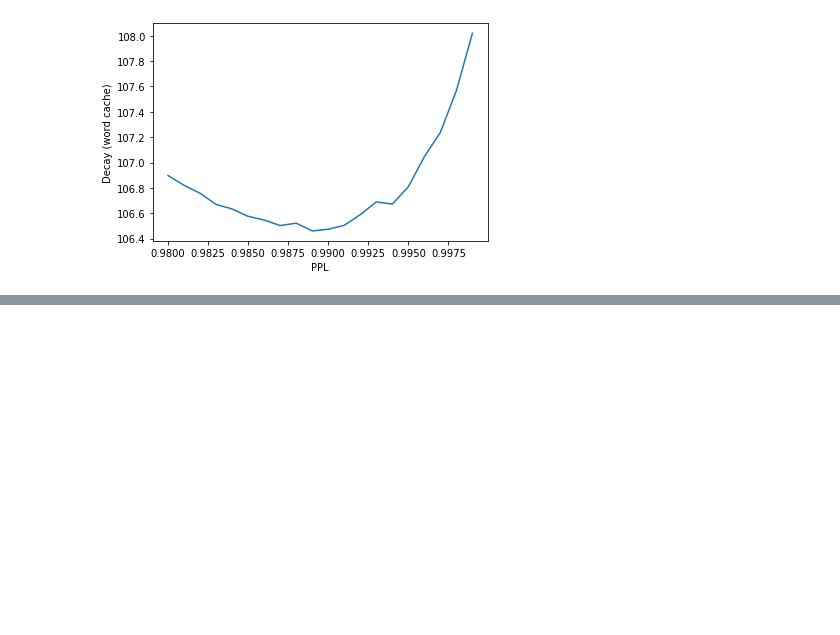
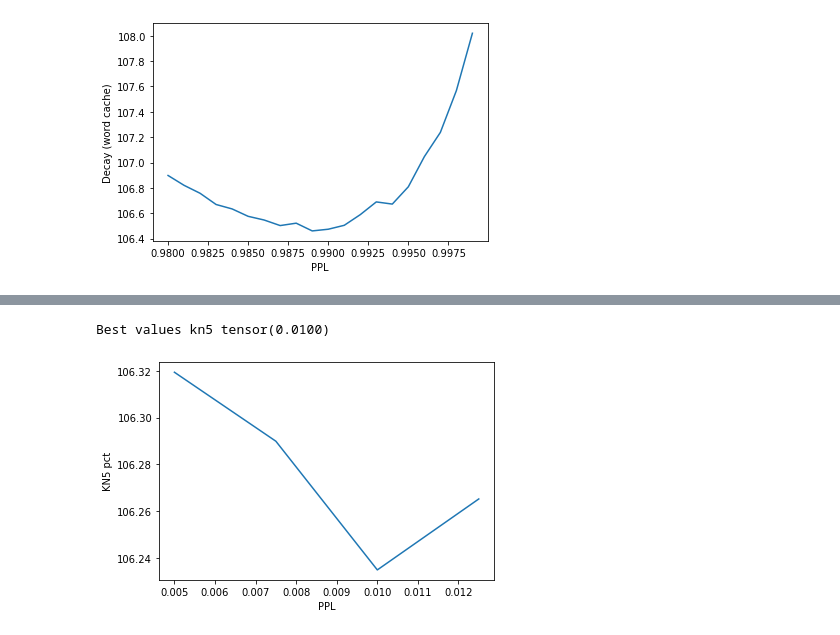
Before and after one commit to numenta/nupic.research, a Jupyter notebook: projects/rsm/notebooks/ptb_mass_cache_search.ipynb, the cells around one changed output, grey strips where cells are left out. Drawn from its saved outputs; the diff is of its cells as text; code cells hidden in the pictures; blank space fills up the shorter version.

```diff
--- a/projects/rsm/notebooks/ptb_mass_cache_search.ipynb
+++ b/projects/rsm/notebooks/ptb_mass_cache_search.ipynb
@@ -65,7 +131,8 @@ CONFIG = {
     'max_decay': 0.95,
     'mem_floor': 0.0005,
     'trainable_decay': True,
-    'word_cache_decay': 0.99
+    'word_cache_decay': 0.99,
+    'kn5_pct': 0.1
 }
 
 exp = rsm_experiment.RSMExperiment(config=CONFIG)
@@ -176,0 +243,18 @@ Best values decay tensor(0.9890)
+# %%
+# Tune on decay rate
+
+kn5_pcts = []
+wcs = []
+ppls = []
+
+for kn5_pct in torch.arange(0.005, .015, .0025):
+    for wc in torch.arange(0.02, .07, .01):
+        exp.word_cache_pct = .07
+        exp.unif_smoothing = 0
+        exp.kn5_pct = kn5_pct
+        ret = exp.eval_epoch(0)
+        int_ppl = ret['val_interp_ppl']
+        wcs.append(wc)
+        ppls.append(int_ppl)
+        kn5_pcts.append(kn5_pct)
+        print(kn5_pct, wc)
@@ -176,0 +279,11 @@ Best values decay tensor(0.9890)
+# %%
+
+plt.plot(kn5_pcts, ppls)
+plt.xlabel("PPL")
+plt.ylabel("KN5 pct")
+
+idx = np.argmin(ppls)
+print("Best values", 'kn5', kn5_pcts[idx])
+# %% [output]
+Best values kn5 tensor(0.0100)
+[figure, added]
```
Also changed, not shown: parts of 14 cells of this notebook, 7 other files.
